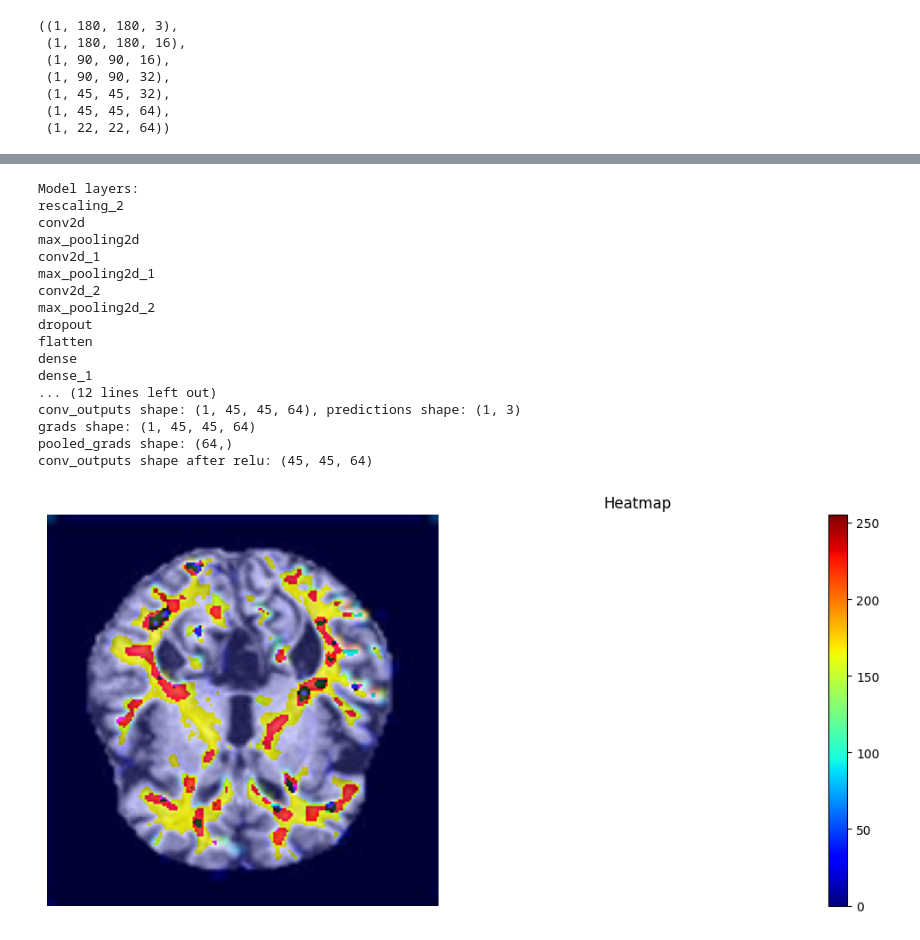
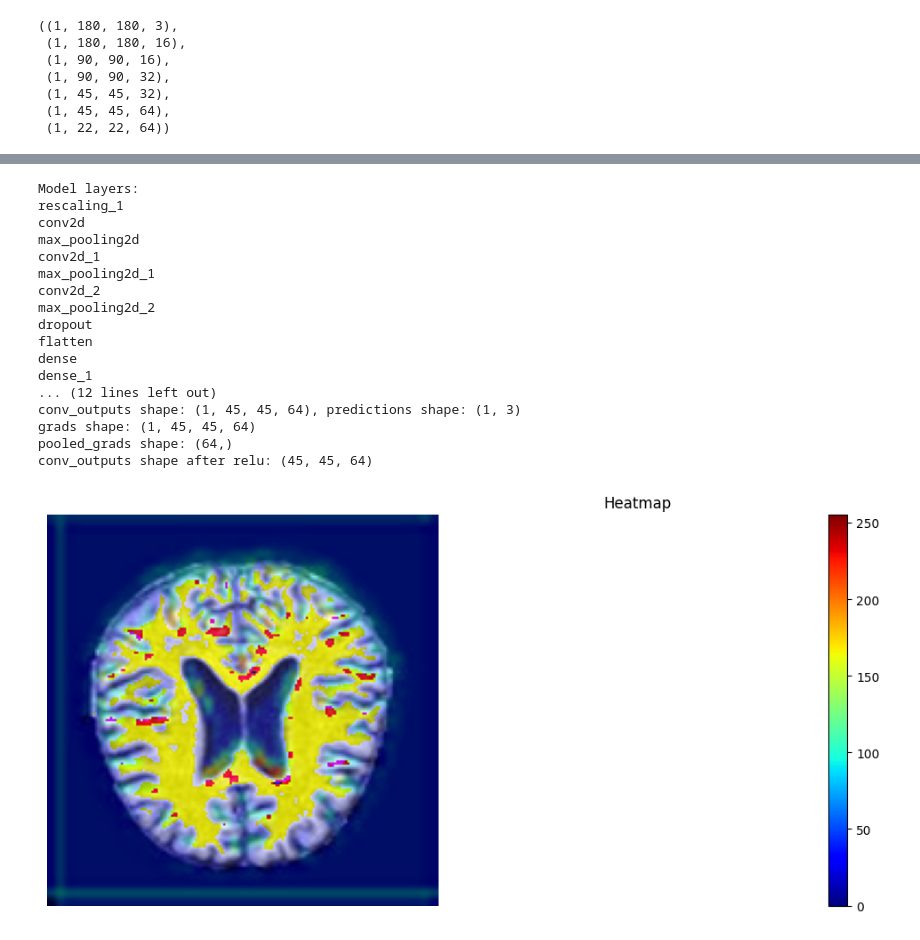
Before and after one commit to Anushka-Anjali/Dementia-Detection-with-Activation-Function, a Jupyter notebook: Dementia_detection_Activation_Function.ipynb, the cells around one changed output, grey strips where cells are left out. Saved outputs shown, nothing was run; the diff lists cells and outputs as text; code cells hidden in the pictures.

```diff
--- a/Dementia_detection_Activation_Function.ipynb
+++ b/Dementia_detection_Activation_Function.ipynb
@@ -644,7 +644,7 @@ def display_gradcam(img_path, heatmap, alpha=0.4):
     plt.show()
 #
 # Load and preprocess the image
-img_path = '/content/drive/MyDrive/Internship IISc/Datasets/TestDataUnclassed/Copy of mild_319.jpg'
+img_path = '/content/drive/MyDrive/Internship IISc/Datasets/TestDataUnclassed/Copy of verymild.jpg'
 img = Image.open(img_path).convert('RGB').resize((180, 180))
 img_array = np.array(img)
 img_array = np.expand_dims(img_array, axis=0)
@@ -652,32 +652,32 @@ img_array = preprocess_input(img_array)
 
 # Print the model layers
 print("Model layers:")
 for layer in model.layers:
     print(layer.name)
 
 # Specify the layer name and class index (usually the index of the class you want to visualize)
 layer_name = 'conv2d_2'  # Replace with the name of the desired convolutional layer
 class_index = np.argmax(model.predict(img_array))
 
 heatmap = get_gradcam_heatmap(model, img_array, layer_name, class_index)
 if heatmap is not None:
     display_gradcam(img_path, heatmap)
 # %% [output]
 Model layers:
-rescaling_2
+rescaling_1
 conv2d
 max_pooling2d
 conv2d_1
 max_pooling2d_1
 conv2d_2
 max_pooling2d_2
 dropout
 flatten
 dense
 dense_1
 ... (12 lines left out)
 conv_outputs shape: (1, 45, 45, 64), predictions shape: (1, 3)
 grads shape: (1, 45, 45, 64)
 pooled_grads shape: (64,)
 conv_outputs shape after relu: (45, 45, 64)
-[figure, old version]
+[figure, new version]
```
Also changed, not shown: parts of 11 cells of this notebook.
